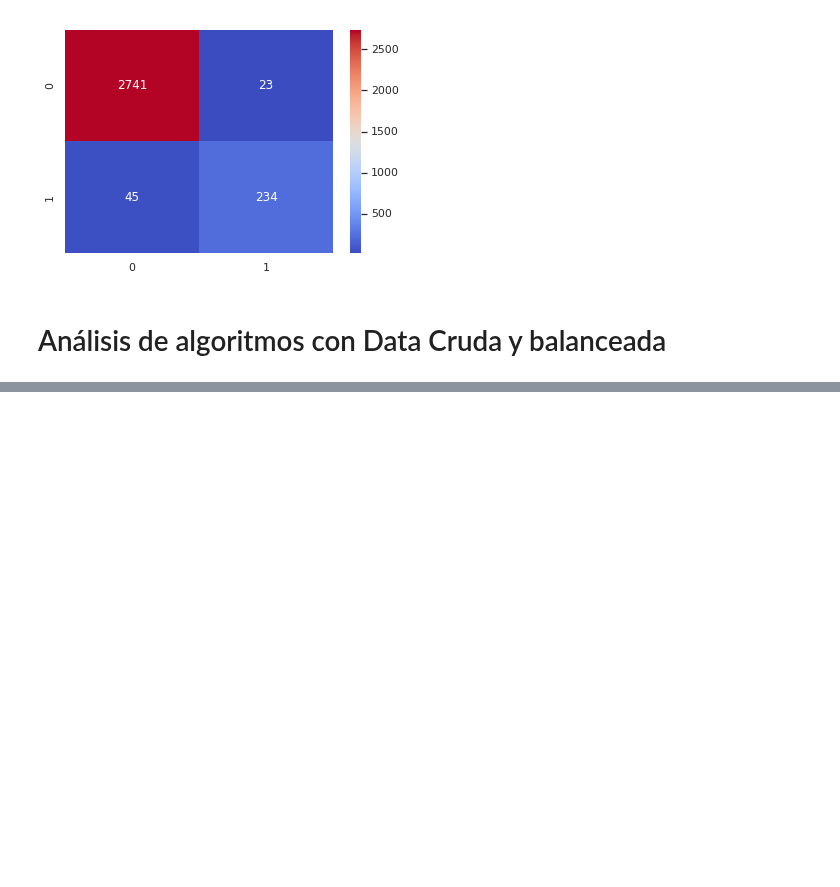
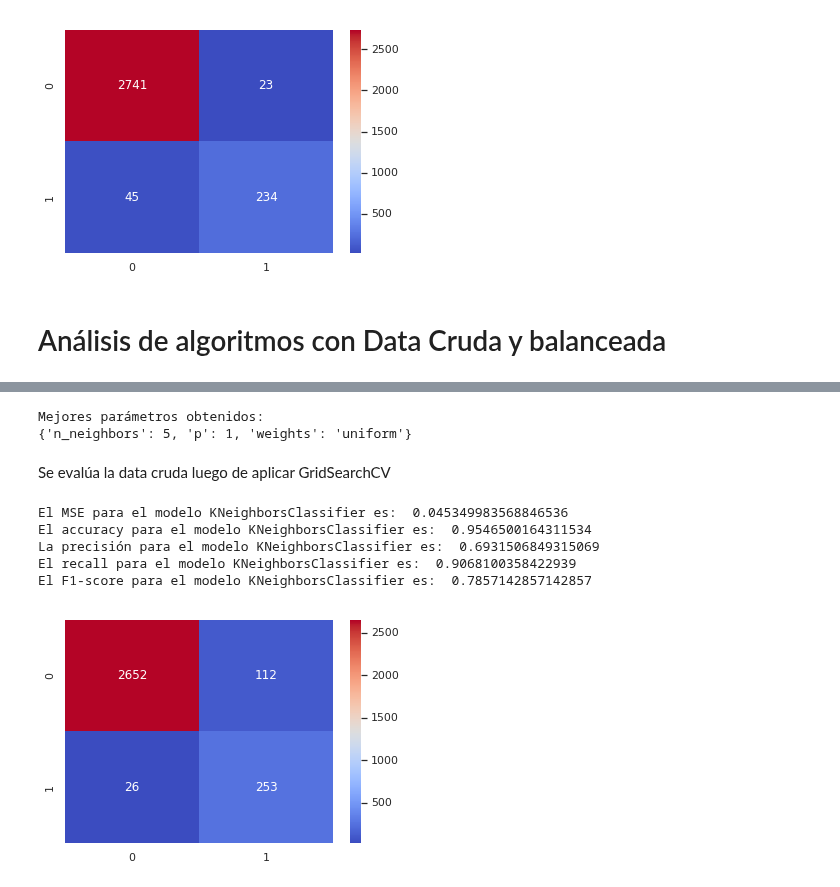
Before and after one commit to MrCycler/ML_PULSAR_CLASSIFICATION_PROJECT, a Jupyter notebook: APLICACION DE ALGORITMOS/Prueba_DataCruda.ipynb, the cells around one changed output, grey strips where cells are left out. Cells and saved outputs as stored; diff of their text form; code cells hidden in the pictures; blank space fills up the shorter version.

```diff
--- a/APLICACION DE ALGORITMOS/Prueba_DataCruda.ipynb
+++ b/APLICACION DE ALGORITMOS/Prueba_DataCruda.ipynb
@@ -455,0 +489,7 @@ El F1-score para el modelo MLPClassifier es:  0.8231511254019291
+# %%
+from sklearn.neighbors import KNeighborsClassifier
+
+KNN_model = KNeighborsClassifier(n_neighbors=5)
+KNN_model.fit(X_train_svmsmote, y_train_svmsmote)
+
+functions.eval_model(KNN_model, X_val, y_val)
@@ -455,0 +505,13 @@ El F1-score para el modelo MLPClassifier es:  0.8231511254019291
+# %%
+KNN_grid_param = {
+    'n_neighbors': [3,5,11,19],
+    'weights': ['uniform','distance'],
+    'p': [1,2]
+}
+
+KNN_gd_sr = GridSearchCV(estimator=KNN_model,
+                     param_grid=KNN_grid_param,
+                     scoring='f1',
+                     cv=5,
+                     n_jobs=-1)
+KNN_gd_sr.fit(X_train_svmsmote, y_train_svmsmote)
@@ -455,0 +530,17 @@ El F1-score para el modelo MLPClassifier es:  0.8231511254019291
+# %%
+print ("Mejores parámetros obtenidos:")
+print (KNN_gd_sr.best_params_)
+# %% [output]
+Mejores parámetros obtenidos:
+{'n_neighbors': 5, 'p': 1, 'weights': 'uniform'}
+# %% [markdown]
+Se evalúa la data cruda luego de aplicar GridSearchCV
+# %%
+functions.eval_model(KNN_gd_sr.best_estimator_, X_val, y_val)
+# %% [output]
+El MSE para el modelo KNeighborsClassifier es:  0.045349983568846536
+El accuracy para el modelo KNeighborsClassifier es:  0.9546500164311534
+La precisión para el modelo KNeighborsClassifier es:  0.6931506849315069
+El recall para el modelo KNeighborsClassifier es:  0.9068100358422939
+El F1-score para el modelo KNeighborsClassifier es:  0.7857142857142857
+[figure, added]
```
Also changed, not shown: parts of 53 cells of this notebook.
